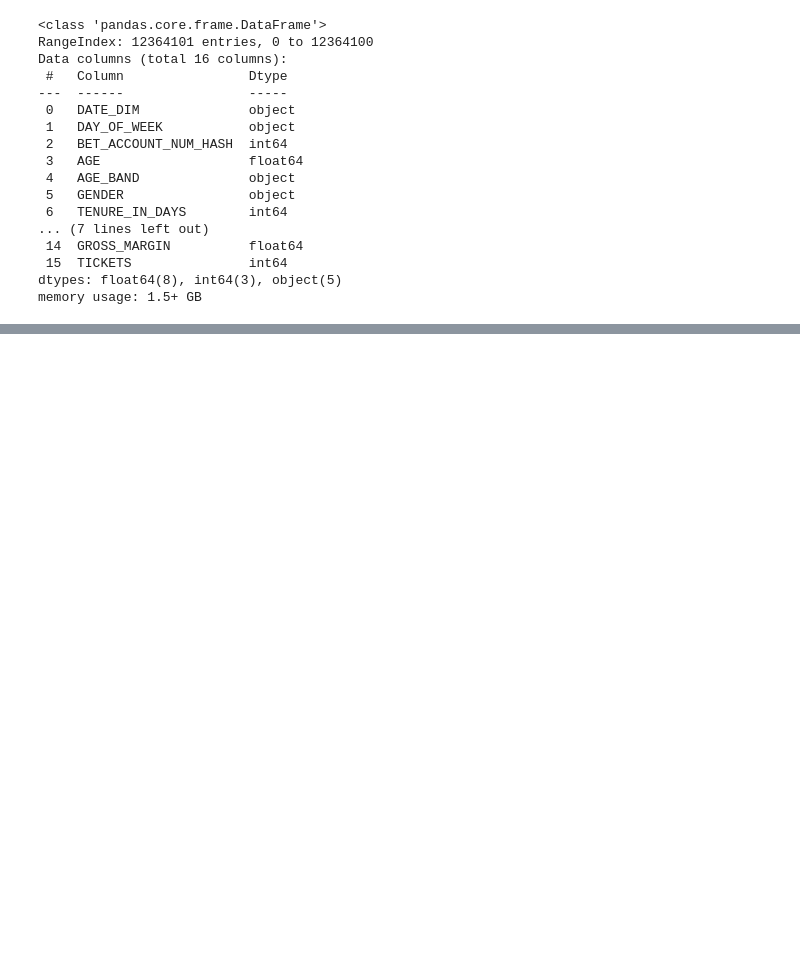
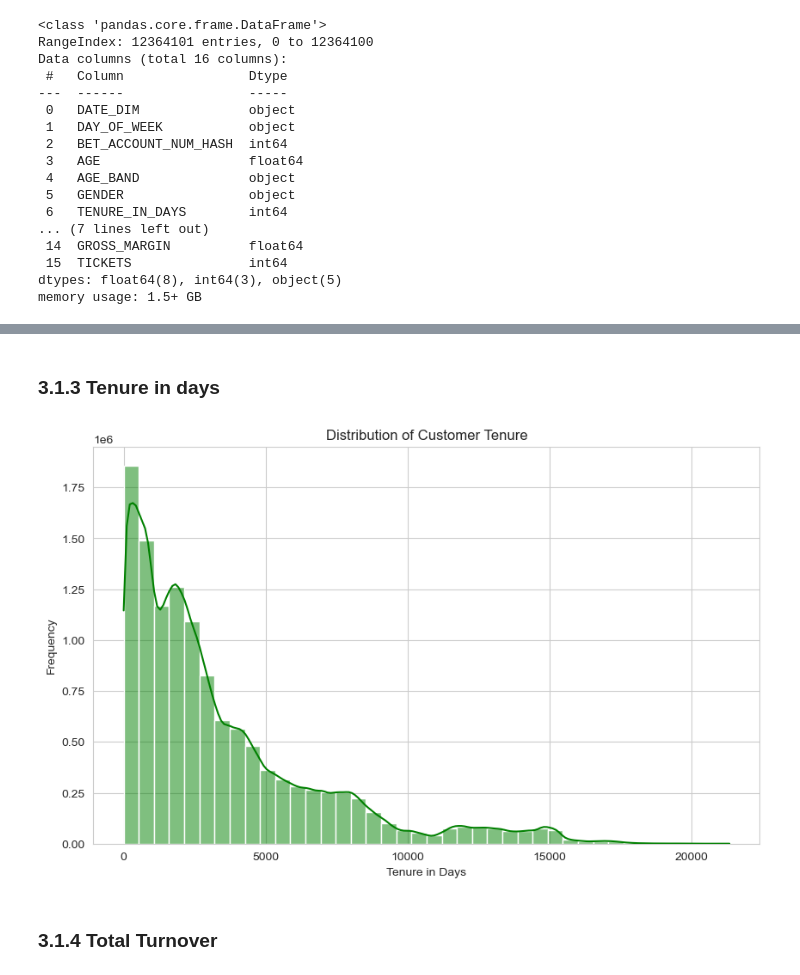
Before and after one commit to ThanhVo15/Competition, a Jupyter notebook: Code/TAB_Betting_Data.ipynb, the cells around one changed output, grey strips where cells are left out. Drawn from its saved outputs; the diff is of its cells as text; code cells hidden in the pictures; blank space fills up the shorter version.

```diff
--- a/Code/TAB_Betting_Data.ipynb
+++ b/Code/TAB_Betting_Data.ipynb
@@ -50,0 +218,14 @@ df.describe()
+# %% [markdown]
+### 3.1.3 Tenure in days
+# %%
+# Plot for TENURE_IN_DAYS
+plt.figure(figsize=(10, 6))
+sns.histplot(df['TENURE_IN_DAYS'], bins=40, kde=True, color='green')
+plt.title('Distribution of Customer Tenure')
+plt.xlabel('Tenure in Days')
+plt.ylabel('Frequency')
+plt.show()
+# %% [output]
+[figure, added]
+# %% [markdown]
+### 3.1.4 Total Turnover
```
Also changed, not shown: parts of 41 cells of this notebook, 2 other files.
